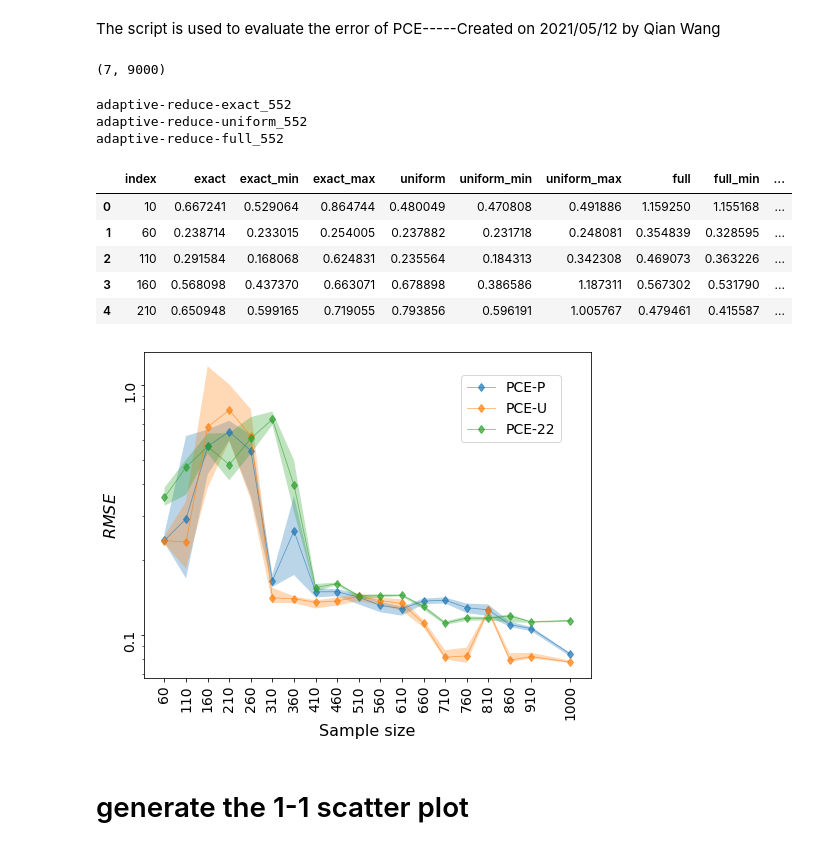
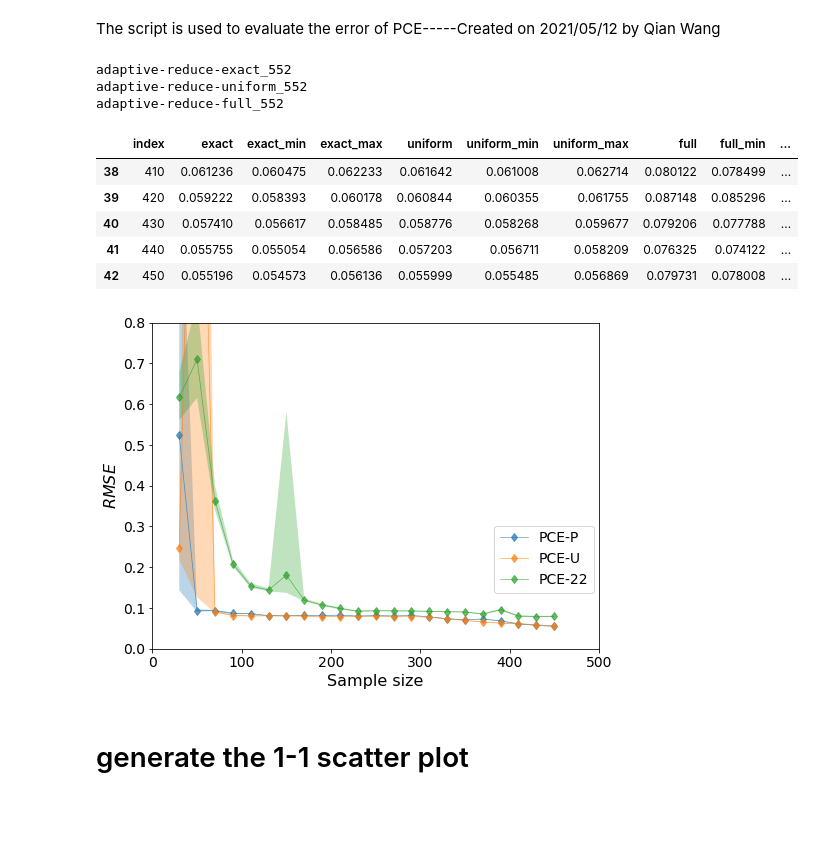
Before and after one commit to QianWanghhu/factor_fixing, a Jupyter notebook: qian_dev/PCE-performance.ipynb, the cells around one changed output. Saved outputs shown, nothing was run; the diff lists cells and outputs as text; code cells hidden in the pictures; blank space fills up the shorter version.

Commit message:
Format the code for plotting cross-validation RMSE

```diff
--- a/qian_dev/PCE-performance.ipynb
+++ b/qian_dev/PCE-performance.ipynb
@@ -18,18 +18,14 @@ from basic.utils import dist_return
 from error_fixing import fix_group_ranking
 input_path = file_settings()[1]
 output_path = file_settings()[0]
-output_path = '../test_func/output/'
+output_path = '../output/adaptive/'
 samples, values = read_specify('model', 'reduced',
     product_uniform=False, num_vars=11)
 samples_22, _ = read_specify('model', 'full',
     product_uniform=False, num_vars=22)
-values_vali = values[1000:]
-samples_vali = samples[:, 1000:]
-samples_22_vali = samples_22[:, 1000:]
+values_vali = values[450:]
+samples_vali = samples[:, 450:]
+samples_22_vali = samples_22[:, 450:]
-# %%
-samples_22_vali.shape
-# %% [output]
-(7, 9000)
 # %%
 # Calculate the error (RMSE) of PCE
 product_uniform = ['exact', 'uniform', False] #, 'uniform'
@@ -39,16 +35,17 @@ for p in product_uniform:
     filename = f'adaptive-reduce-{dist_type}_552'
     print(filename)
     approx_list_all = pickle.load(open(f'{output_path}{filename}-approx-list.pkl', "rb"))
-    rmse_exact = pd.DataFrame(columns = np.arange(10, 1000, 50), index=np.arange(0, 100, 1))
+    rmse_exact = pd.DataFrame(columns = np.arange(30, 450, 10), index=np.arange(0, 100, 1))
 
     for key, value in approx_list_all.items():
         rmse_temp = []
         nsample = int(key.split('_')[1])
-        if (nsample >= 10) and (nsample <= 1000):
+        if (nsample >= 30) and (nsample <= 450):
             for pce in value:
                 if dist_type == 'full':
                     y_hat = pce(samples_22_vali)
                 else:
+#                     breakpoint()
                     y_hat = pce(samples_vali)
                 rmse_abs = (((y_hat.flatten()-values_vali.flatten())**2).mean())**0.5
                 rmse_temp.append(rmse_abs / values_vali.std())
@@ -64,35 +61,37 @@ adaptive-reduce-full_552
 # %%
 df = pd.DataFrame.from_dict(rmse_all).dropna()
 df = df.reset_index()
-df.head(5)
+df.tail(5)
 # %% [output]
 |  | index | exact | exact_min | exact_max | uniform | uniform_min | uniform_max | full | full_min | ... |
-| 0 | 10 | 0.667241 | 0.529064 | 0.864744 | 0.480049 | 0.470808 | 0.491886 | 1.159250 | 1.155168 | ... |
-| 1 | 60 | 0.238714 | 0.233015 | 0.254005 | 0.237882 | 0.231718 | 0.248081 | 0.354839 | 0.328595 | ... |
-| 2 | 110 | 0.291584 | 0.168068 | 0.624831 | 0.235564 | 0.184313 | 0.342308 | 0.469073 | 0.363226 | ... |
-| 3 | 160 | 0.568098 | 0.437370 | 0.663071 | 0.678898 | 0.386586 | 1.187311 | 0.567302 | 0.531790 | ... |
-| 4 | 210 | 0.650948 | 0.599165 | 0.719055 | 0.793856 | 0.596191 | 1.005767 | 0.479461 | 0.415587 | ... |
+| 38 | 410 | 0.061236 | 0.060475 | 0.062233 | 0.061642 | 0.061008 | 0.062714 | 0.080122 | 0.078499 | ... |
+| 39 | 420 | 0.059222 | 0.058393 | 0.060178 | 0.060844 | 0.060355 | 0.061755 | 0.087148 | 0.085296 | ... |
+| 40 | 430 | 0.057410 | 0.056617 | 0.058485 | 0.058776 | 0.058268 | 0.059677 | 0.079206 | 0.077788 | ... |
+| 41 | 440 | 0.055755 | 0.055054 | 0.056586 | 0.057203 | 0.056711 | 0.058209 | 0.076325 | 0.074122 | ... |
+| 42 | 450 | 0.055196 | 0.054573 | 0.056136 | 0.055999 | 0.055485 | 0.056869 | 0.079731 | 0.078008 | ... |
 # %%
 # Plot RMSE vs sample size
 import matplotlib.ticker as mticker
 fig, axes = plt.subplots(nrows=1, ncols=1, sharey=True, figsize=(8, 6))
-index_plot = np.array(np.arange(1, df.shape[0], 1))
+index_plot = np.array(np.arange(0, df.shape[0], 2))
 xticks = [i for i in df['index'].values[index_plot]]
 ax1 = df.iloc[index_plot].plot(x='index', y=df.columns[[1, 4, 7]], kind='line', marker='d',
-                legend=True, logy=True, xticks=xticks, ax=axes, linewidth=0.7, alpha=0.7)
+                legend=False, logy=False, ax=axes, linewidth=0.7, alpha=0.7, logx=False)
 for k in range(3):
-    ax1.fill_between(ax1.get_xticks(), df.iloc[index_plot][df.columns[3*k + 2]].values, df.iloc[index_plot][df.columns[3*k + 3]].values, alpha=0.3)
-ax1.legend(['PCE-P', 'PCE-U', 'PCE-22'], bbox_to_anchor=(0.95, 0.95), fontsize=14) # 'PCE-U',
+    ax1.fill_between(df.loc[index_plot, 'index'], df.iloc[index_plot][df.columns[3*k + 2]].values, df.iloc[index_plot][df.columns[3*k + 3]].values, alpha=0.3)
+ax1.legend(['PCE-P', 'PCE-U', 'PCE-22'], bbox_to_anchor=(0.75, 0.15), fontsize=14) # 'PCE-U',
 ax1.set_ylabel(r'$RMSE$', fontsize = 16);
 ax1.set_xlabel('Sample size', fontsize = 16);
-# ax1.set_ylim(0.0, 0.001)
-ax1.set_xticklabels(xticks, rotation=90, fontsize=14);
-ticks_loc = ax1.get_yticks().tolist()
-ax1.yaxis.set_major_locator(mticker.FixedLocator(ticks_loc))
-ax1.set_yticklabels(ax1.get_yticks(), rotation=90, fontsize=14);
-# plt.savefig(f'{output_path}/figure/adaptive_independent_validation_log.png', dpi=300, format='png')
+ax1.set_ylim(0, 0.8)
+ax1.set_xlim(0, 500)
+ax1.set_xticklabels(xticks, fontsize=12);
+# ticks_loc = ax1.get_yticks().tolist()
+# ax1.yaxis.set_major_locator(mticker.FixedLocator(ticks_loc))
+ax1.set_yticklabels([np.round(i, 1) for i in ax1.get_yticks()], fontsize=14);
+ax1.set_xticklabels([int(i) for i in ax1.get_xticks()], fontsize=14);
+plt.savefig(f'{output_path}/figure/adaptive_independent_validation_panel_1.png', dpi=300, format='png')
 # %% [output]
-[figure, old version]
+[figure, new version]
 # %% [markdown]
 # generate the 1-1 scatter plot
 # %%
```
Also changed, not shown: parts of 7 cells of this notebook.
